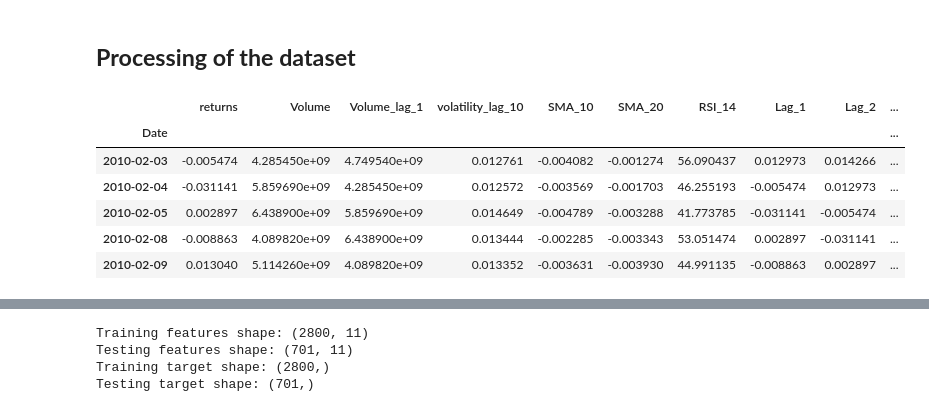
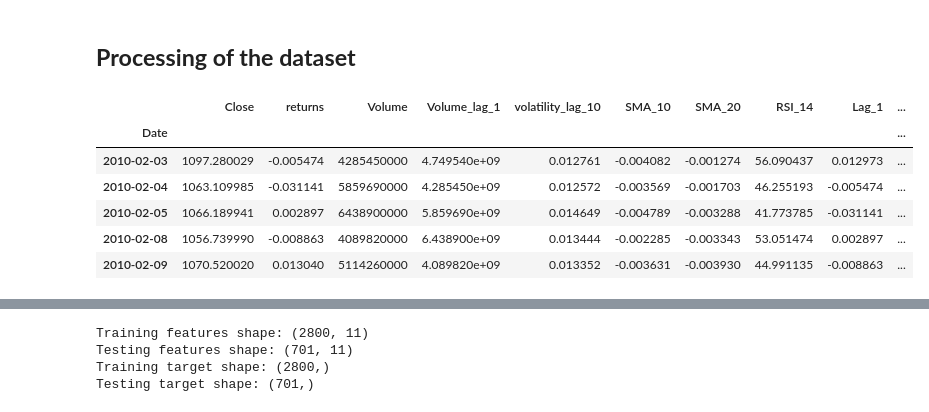
Before and after one commit to Jimmy-Bao-01/AML_project, a Jupyter notebook: notebook.ipynb, the cells around one changed output, grey strips where cells are left out. Drawn from its saved outputs; the diff is of its cells as text; code cells hidden in the pictures.

Commit message:
update for the new data processing

```diff
--- a/notebook.ipynb
+++ b/notebook.ipynb
@@ -181,13 +176,13 @@ Merged data saved as 'merged_data.csv'.
 # %% [markdown]
 ## **Processing of the dataset**
 # %%
-data = pd.read_csv('data/merged_data.csv', index_col=0)
+data = pd.read_csv('data/processed_data.csv', index_col=0)
 data.head()
 # %% [output]
-|  | returns | Volume | Volume_lag_1 | volatility_lag_10 | SMA_10 | SMA_20 | RSI_14 | Lag_1 | Lag_2 | ... |
+|  | Close | returns | Volume | Volume_lag_1 | volatility_lag_10 | SMA_10 | SMA_20 | RSI_14 | Lag_1 | ... |
 | Date |  |  |  |  |  |  |  |  |  | ... |
-| 2010-02-03 | -0.005474 | 4.285450e+09 | 4.749540e+09 | 0.012761 | -0.004082 | -0.001274 | 56.090437 | 0.012973 | 0.014266 | ... |
-| 2010-02-04 | -0.031141 | 5.859690e+09 | 4.285450e+09 | 0.012572 | -0.003569 | -0.001703 | 46.255193 | -0.005474 | 0.012973 | ... |
-| 2010-02-05 | 0.002897 | 6.438900e+09 | 5.859690e+09 | 0.014649 | -0.004789 | -0.003288 | 41.773785 | -0.031141 | -0.005474 | ... |
-| 2010-02-08 | -0.008863 | 4.089820e+09 | 6.438900e+09 | 0.013444 | -0.002285 | -0.003343 | 53.051474 | 0.002897 | -0.031141 | ... |
-| 2010-02-09 | 0.013040 | 5.114260e+09 | 4.089820e+09 | 0.013352 | -0.003631 | -0.003930 | 44.991135 | -0.008863 | 0.002897 | ... |
+| 2010-02-03 | 1097.280029 | -0.005474 | 4285450000 | 4.749540e+09 | 0.012761 | -0.004082 | -0.001274 | 56.090437 | 0.012973 | ... |
+| 2010-02-04 | 1063.109985 | -0.031141 | 5859690000 | 4.285450e+09 | 0.012572 | -0.003569 | -0.001703 | 46.255193 | -0.005474 | ... |
+| 2010-02-05 | 1066.189941 | 0.002897 | 6438900000 | 5.859690e+09 | 0.014649 | -0.004789 | -0.003288 | 41.773785 | -0.031141 | ... |
+| 2010-02-08 | 1056.739990 | -0.008863 | 4089820000 | 6.438900e+09 | 0.013444 | -0.002285 | -0.003343 | 53.051474 | 0.002897 | ... |
+| 2010-02-09 | 1070.520020 | 0.013040 | 5114260000 | 4.089820e+09 | 0.013352 | -0.003631 | -0.003930 | 44.991135 | -0.008863 | ... |
```
Also changed, not shown: parts of 2 cells of this notebook, 6 other files.
